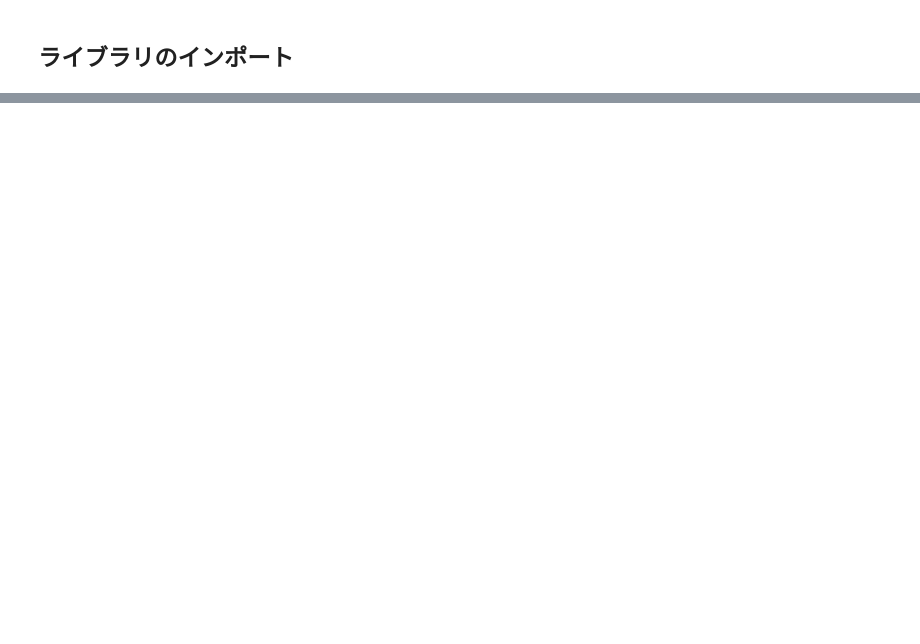
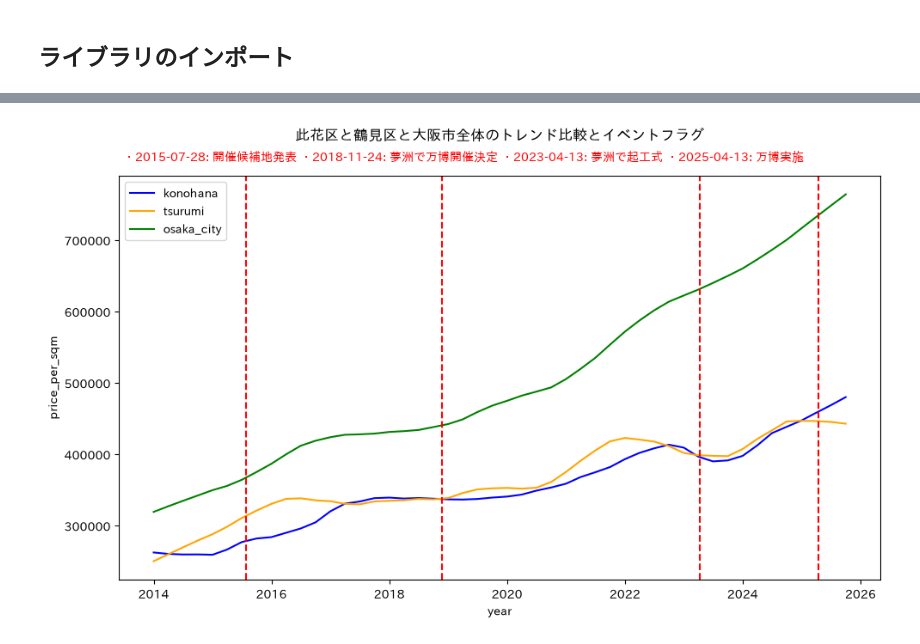
Before and after one commit to shoki-umezu-dev/mlit_property_price_prediction, a Jupyter notebook: notebooks/01_eda.ipynb, the cells around one changed output, grey strips where cells are left out. Drawn from its saved outputs; the diff is of its cells as text; code cells hidden in the pictures; blank space fills up the shorter version.

```diff
--- a/notebooks/01_eda.ipynb
+++ b/notebooks/01_eda.ipynb
@@ -97,0 +221,48 @@ dtype: int64
+# %%
+# 年×四半期(大阪市全体)の中央値パネルの作成
+median_all = df2.groupby(['transaction_year','transaction_quarter'])['price_per_sqm'].median()
+
+# 時系列順に並び替える
+median_all_sort = median_all.sort_index()
+
+# 年と四半期の情報を取得してセットにして揃えたリストを作成
+years = median_all_sort.index.get_level_values('transaction_year')
+quarters = median_all_sort.index.get_level_values('transaction_quarter')
+period_strs = [f"{y}Q{q}" for y, q in zip(years, quarters)]
+
+median_all_sort.index = pd.PeriodIndex(period_strs, freq='Q').to_timestamp()
+
+# STLで分解(四半期データであるため、周期は4とする)
+stl = STL(median_all_sort, period=4)
+result_all = stl.fit()
+# %%
+# 此花区と鶴見区と大阪市のトレンドを取り出す
+konohana_trend = result_konohana.trend
+tsurumi_trend = result_tsurumi.trend
+all_trend = result_all.trend
+
+# 描画範囲の決定
+fig, ax = plt.subplots(1, 1, figsize=(10, 6))
+
+# 此花区と鶴見区と大阪市のトレンドを色分けして重ねて描画
+ax.plot(konohana_trend.index, konohana_trend.values, color='blue', label='konohana')
+ax.plot(tsurumi_trend.index, tsurumi_trend.values, color='orange', label='tsurumi')
+ax.plot(all_trend.index, all_trend.values, color='green', label='osaka_city')
+ax.set_title("此花区と鶴見区と大阪市全体のトレンド比較とイベントフラグ", pad=30)
+
+# イベントが起こったタイミングに赤線を引く
+y_list = ['2015-07-28', '2018-11-24', '2023-04-13', '2025-04-13']
+for y in y_list:
+    ax.axvline(x=pd.Timestamp(ts_input=y), color='red', linestyle='--')
+
+# 赤線の中身の説明を追加
+event_text = "・2015-07-28: 開催候補地発表 ・2018-11-24: 夢洲で万博開催決定 ・2023-04-13: 夢洲で起工式 ・2025-04-13: 万博実施"
+fig.text(x=0.5, y=0.91, s=event_text, ha='center', color='red')
+
+ax.set_xlabel('year')
+ax.set_ylabel('price_per_sqm')
+plt.tight_layout()
+ax.legend()
+plt.show()
+# %% [output]
+[figure, added]
```
Also changed, not shown: parts of 45 cells of this notebook, 21 other files.
